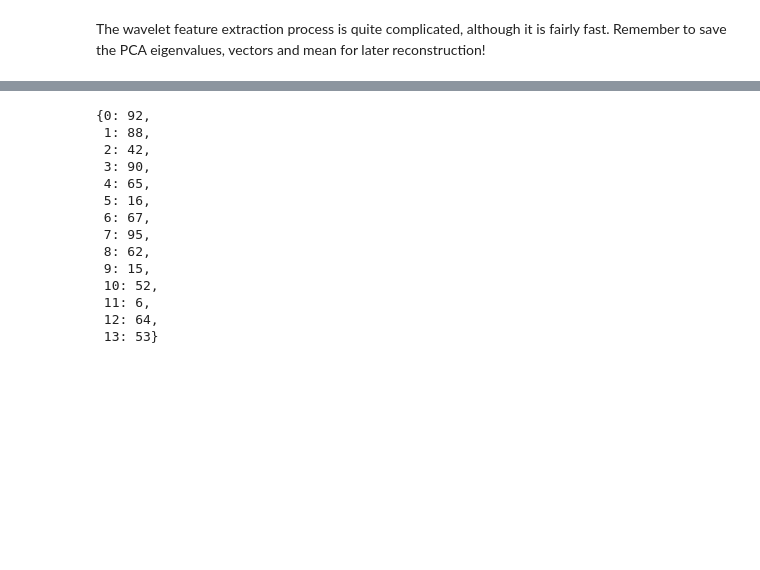
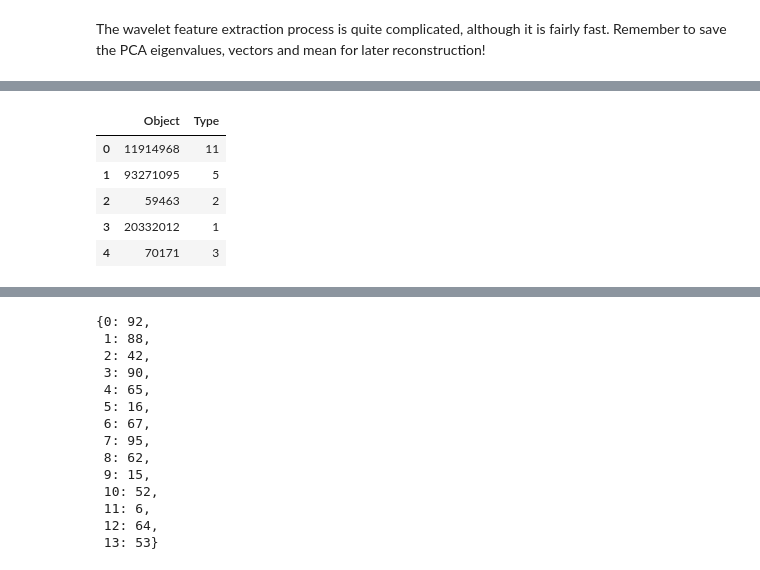
Before and after one commit to LSSTDESC/snmachine, a Jupyter notebook: examples/example_plasticc.ipynb, the cells around one changed output, grey strips where cells are left out. Cells and saved outputs as stored; diff of their text form; code cells hidden in the pictures; blank space fills up the shorter version.

```diff
--- a/examples/example_plasticc.ipynb
+++ b/examples/example_plasticc.ipynb
@@ -252,0 +309,10 @@ dat.plot_all(mix=True)
+# %%
+typespd = types.to_pandas()
+typespd.head()
+# %% [output]
+|  | Object | Type |
+| 0 | 11914968 | 11 |
+| 1 | 93271095 | 5 |
+| 2 | 59463 | 2 |
+| 3 | 20332012 | 1 |
+| 4 | 70171 | 3 |
```
Also changed, not shown: parts of 37 cells of this notebook, 1 other file.
